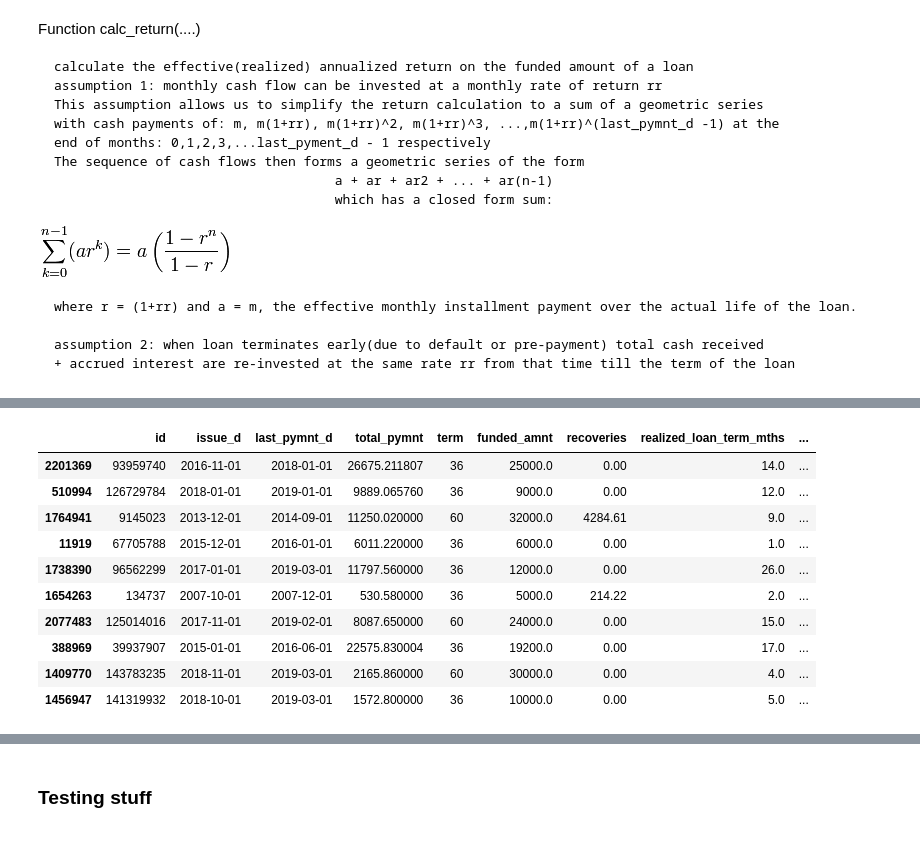
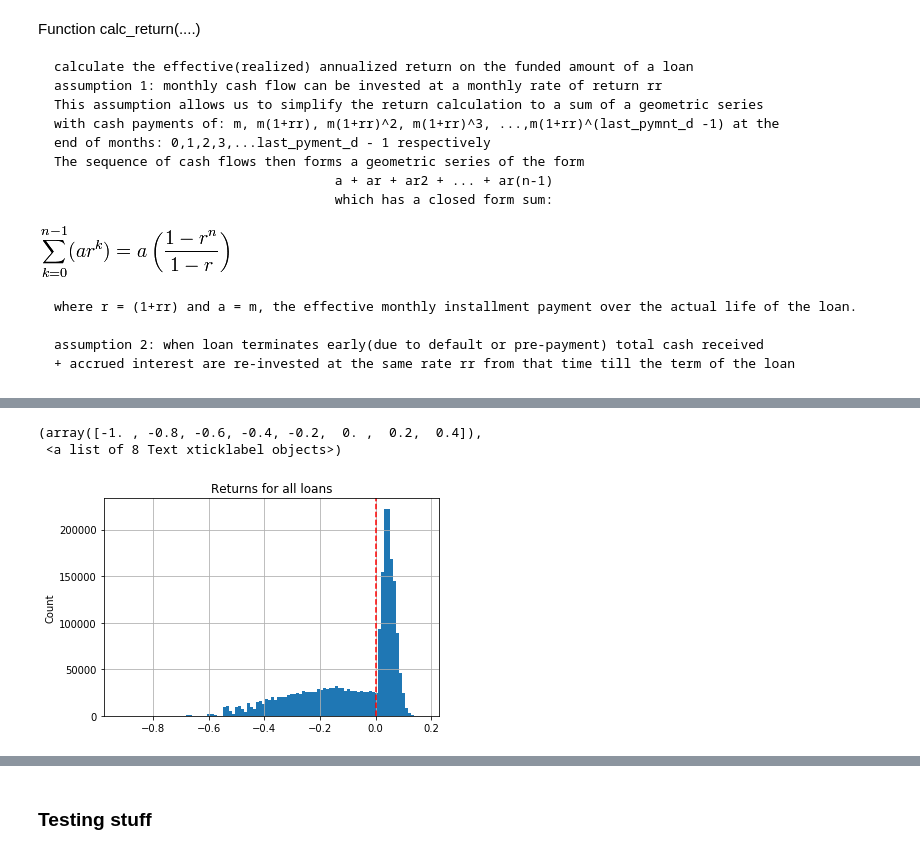
Before and after one commit to simondyates/Lending-Club, a Jupyter notebook: Robert/LC_modelling.ipynb, the cells around one changed output, grey strips where cells are left out. Saved outputs shown, nothing was run; the diff lists cells and outputs as text; code cells hidden in the pictures.

```diff
--- a/Robert/LC_modelling.ipynb
+++ b/Robert/LC_modelling.ipynb
@@ -206,16 +179,12 @@ ret_df.shape
 # %%
 ret_df = ret_df.astype({'id': 'uint32'})
-# %%
-ret_df.sample(10)
-# %% [output]
-|  | id | issue_d | last_pymnt_d | total_pymnt | term | funded_amnt | recoveries | realized_loan_term_mths | ... |
-| 2201369 | 93959740 | 2016-11-01 | 2018-01-01 | 26675.211807 | 36 | 25000.0 | 0.00 | 14.0 | ... |
-| 510994 | 126729784 | 2018-01-01 | 2019-01-01 | 9889.065760 | 36 | 9000.0 | 0.00 | 12.0 | ... |
-| 1764941 | 9145023 | 2013-12-01 | 2014-09-01 | 11250.020000 | 60 | 32000.0 | 4284.61 | 9.0 | ... |
-| 11919 | 67705788 | 2015-12-01 | 2016-01-01 | 6011.220000 | 36 | 6000.0 | 0.00 | 1.0 | ... |
-| 1738390 | 96562299 | 2017-01-01 | 2019-03-01 | 11797.560000 | 36 | 12000.0 | 0.00 | 26.0 | ... |
-| 1654263 | 134737 | 2007-10-01 | 2007-12-01 | 530.580000 | 36 | 5000.0 | 214.22 | 2.0 | ... |
-| 2077483 | 125014016 | 2017-11-01 | 2019-02-01 | 8087.650000 | 60 | 24000.0 | 0.00 | 15.0 | ... |
-| 388969 | 39937907 | 2015-01-01 | 2016-06-01 | 22575.830004 | 36 | 19200.0 | 0.00 | 17.0 | ... |
-| 1409770 | 143783235 | 2018-11-01 | 2019-03-01 | 2165.860000 | 60 | 30000.0 | 0.00 | 4.0 | ... |
-| 1456947 | 141319932 | 2018-10-01 | 2019-03-01 | 1572.800000 | 36 | 10000.0 | 0.00 | 5.0 | ... |
+# %%
+ret_df.hist('annualized_returns', bins=100)
+pyplot.axvline(x=0, color='r', linestyle='--')
+pyplot.title("Returns for all loans")
+pyplot.ylabel("Count")
+pyplot.xticks()
+# %% [output]
+(array([-1. , -0.8, -0.6, -0.4, -0.2,  0. ,  0.2,  0.4]),
+ <a list of 8 Text xticklabel objects>)
+[figure, added]
```
Also changed, not shown: parts of 64 cells of this notebook, 1 other file.
